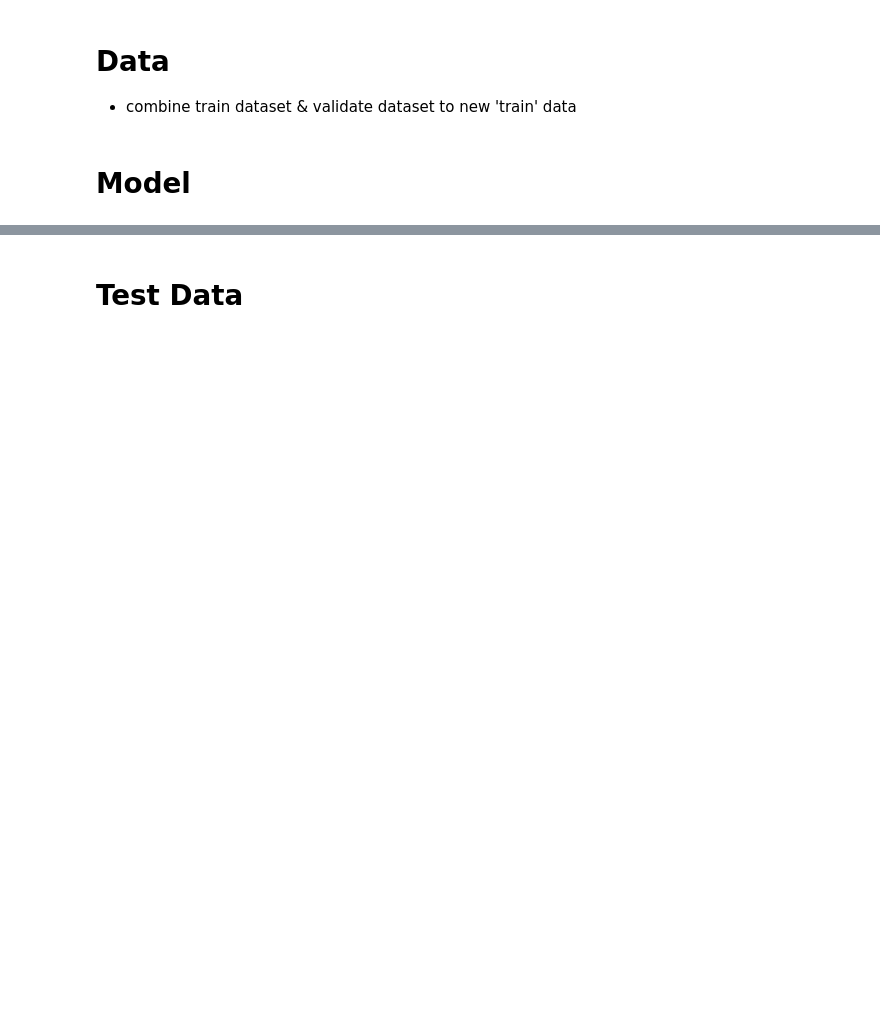
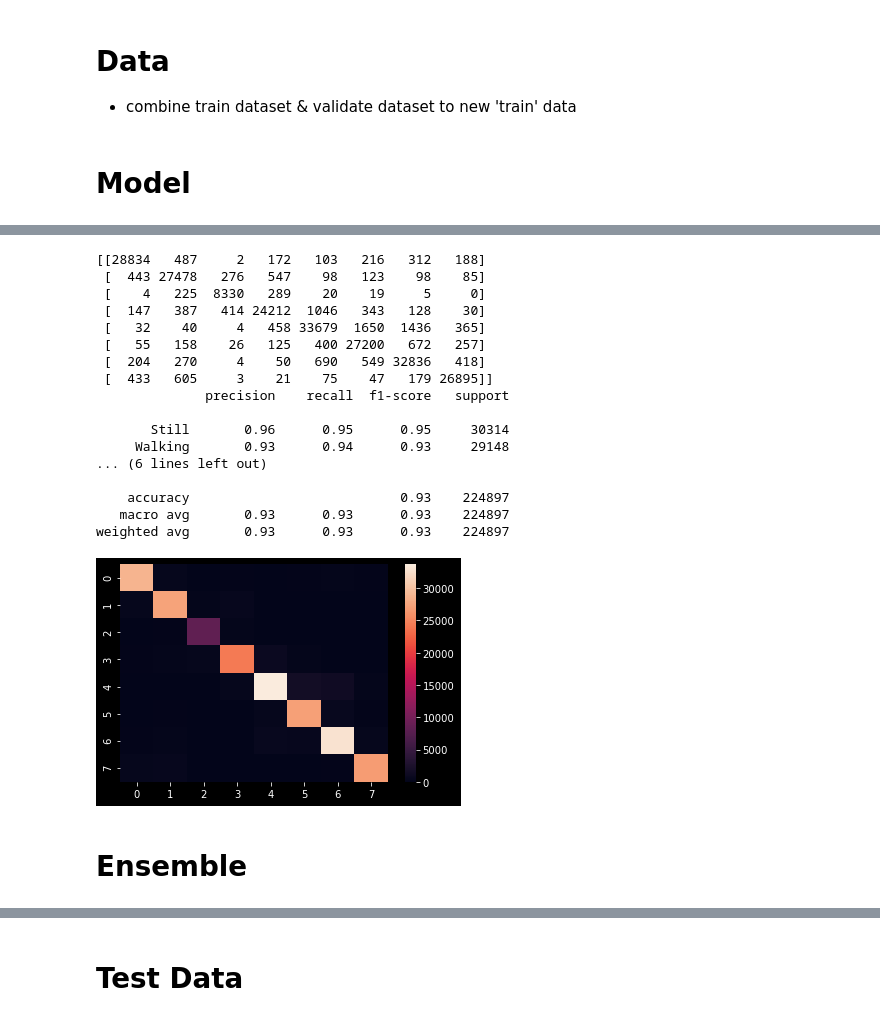
Before and after one commit to Ryanna-github/SHL2021, a Jupyter notebook: 2021-05-31_submission_sample.ipynb, the cells around one changed output, grey strips where cells are left out. Cells and saved outputs as stored; diff of their text form; code cells hidden in the pictures; blank space fills up the shorter version.

```diff
--- a/2021-05-31_submission_sample.ipynb
+++ b/2021-05-31_submission_sample.ipynb
@@ -83,0 +115,12 @@ weighted avg       0.75      0.75      0.75    224897
+# %%
+train_data = lgb.Dataset(X_train, label = y_train - 1)
+test_data = lgb.Dataset(X_test, label = y_test - 1)
+params={
+    'learning_rate':0.1,
+    'lambda_l1':0.1,
+    'lambda_l2':0.2,
+    'max_depth':6,
+    'objective':'multiclass',
+    'num_class':8,
+}
+model_lgb = lgb.train(params, train_data, valid_sets = [test_data])
@@ -83,0 +145,26 @@ weighted avg       0.75      0.75      0.75    224897
+# %%
+pred_prob_lgb = model_lgb.predict(X_test)
+pred_lgb = pred_prob_lgb.argmax(axis = 1) + 1
+# %%
+helper.evaluate(pred_lgb, y_test)
+# %% [output]
+[[28834   487     2   172   103   216   312   188]
+ [  443 27478   276   547    98   123    98    85]
+ [    4   225  8330   289    20    19     5     0]
+ [  147   387   414 24212  1046   343   128    30]
+ [   32    40     4   458 33679  1650  1436   365]
+ [   55   158    26   125   400 27200   672   257]
+ [  204   270     4    50   690   549 32836   418]
+ [  433   605     3    21    75    47   179 26895]]
+              precision    recall  f1-score   support
+
+       Still       0.96      0.95      0.95     30314
+     Walking       0.93      0.94      0.93     29148
+... (6 lines left out)
+
+    accuracy                           0.93    224897
+   macro avg       0.93      0.93      0.93    224897
+weighted avg       0.93      0.93      0.93    224897
+[figure, added]
+# %% [markdown]
+# Ensemble
```
Also changed, not shown: parts of 21 cells of this notebook, 1 other file.
